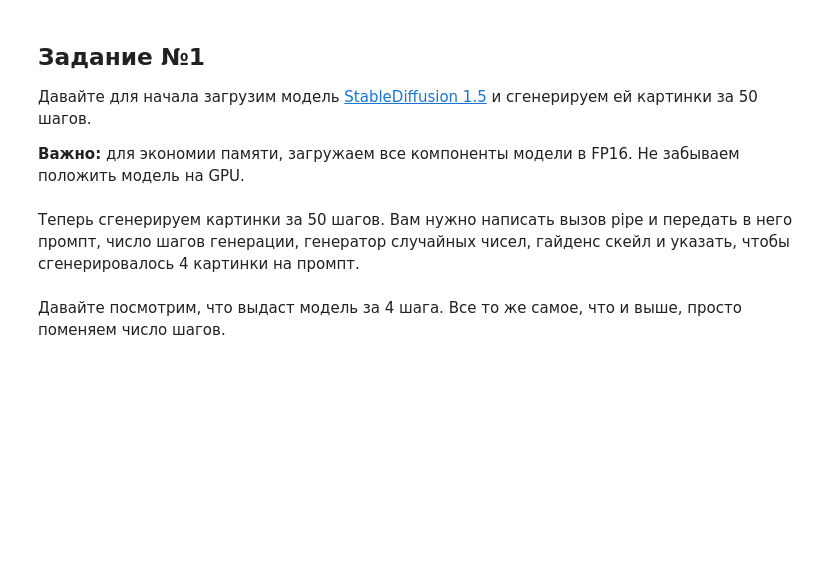
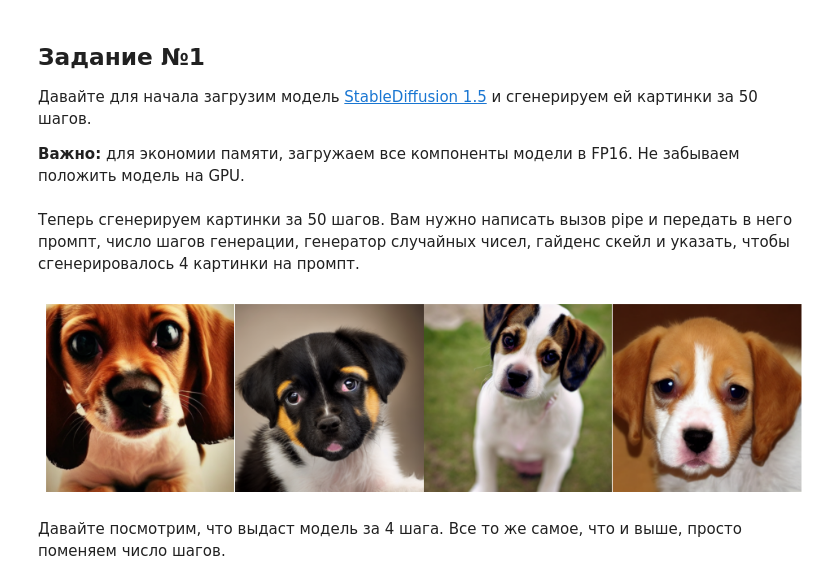
Before and after one commit to br0fire/Diffusion2024, a Jupyter notebook: CV_week_итоговое_задание_consistency_models_empty.ipynb, the cells around one changed output. Drawn from its saved outputs; the diff is of its cells as text; code cells hidden in the pictures; blank space fills up the shorter version.

```diff
--- a/CV_week_итоговое_задание_consistency_models_empty.ipynb
+++ b/CV_week_итоговое_задание_consistency_models_empty.ipynb
@@ -237,7 +237,8 @@ class COCODataset(torch.utils.data.Dataset):
 
 **Важно:** для экономии памяти, загружаем все компоненты модели в FP16. Не забываем положить модель на GPU.
 # %%
-pipe = StableDiffusionPipeline()
+pipe = StableDiffusionPipeline.from_pretrained("sd-legacy/stable-diffusion-v1-5", torch_dtype=torch.float16)
+pipe = pipe.to("cuda")
 
 # Проверяем, что все компоненты модели в FP16 и на cuda
 assert pipe.unet.dtype == torch.float16 and pipe.unet.device.type == 'cuda'
@@ -256,11 +257,13 @@ teacher_unet = pipe.unet
 # %%
 prompt = "A sad puppy with large eyes"
 guidance_scale = 7.5
 generator = torch.Generator('cuda').manual_seed(1)
 
-images = <YOUR CODE HERE>
+images = pipe([prompt], generator=generator, num_inference_steps=50, guidance_scale=guidance_scale, num_images_per_prompt=4).images
 
 visualize_images(images)
+# %% [output]
+[figure, added]
 # %% [markdown]
 Давайте посмотрим, что выдаст модель за 4 шага.
 Все то же самое, что и выше, просто поменяем число шагов.
```
Also changed, not shown: parts of 5 cells of this notebook.
